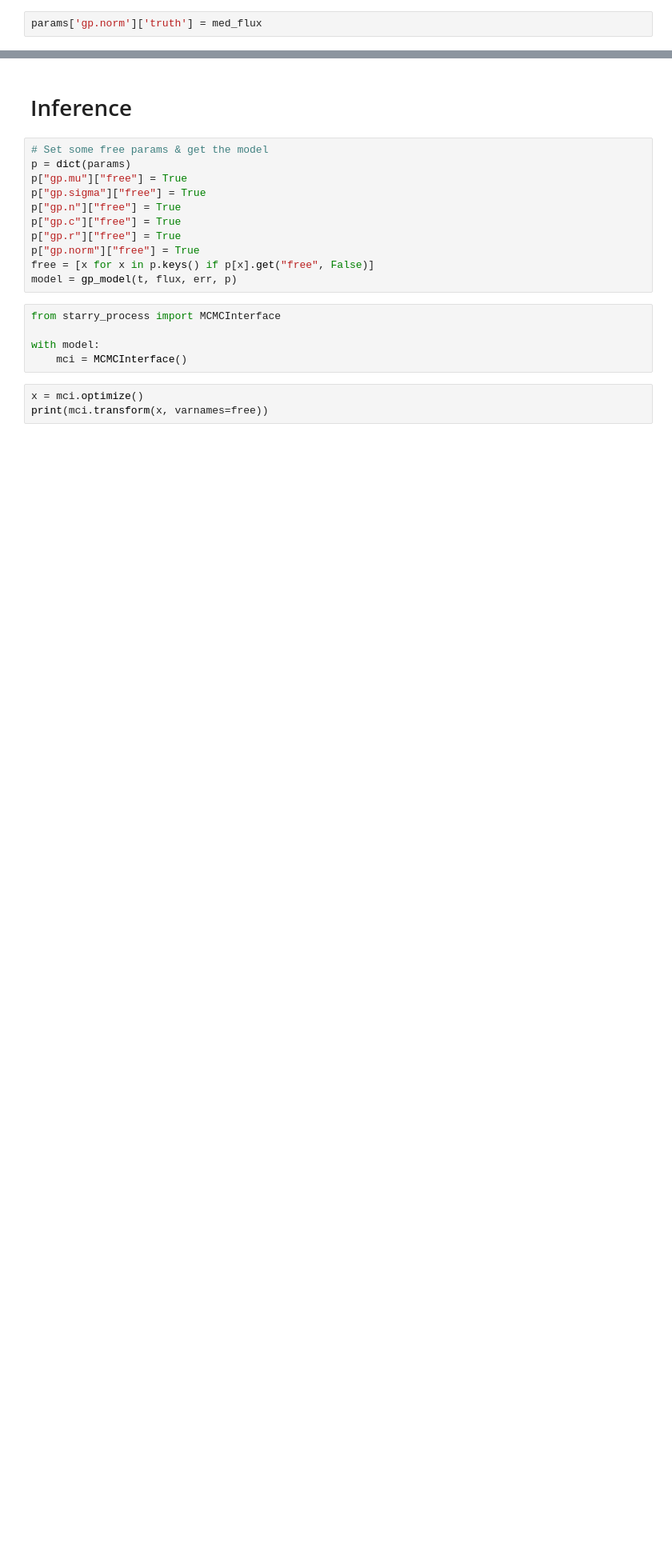
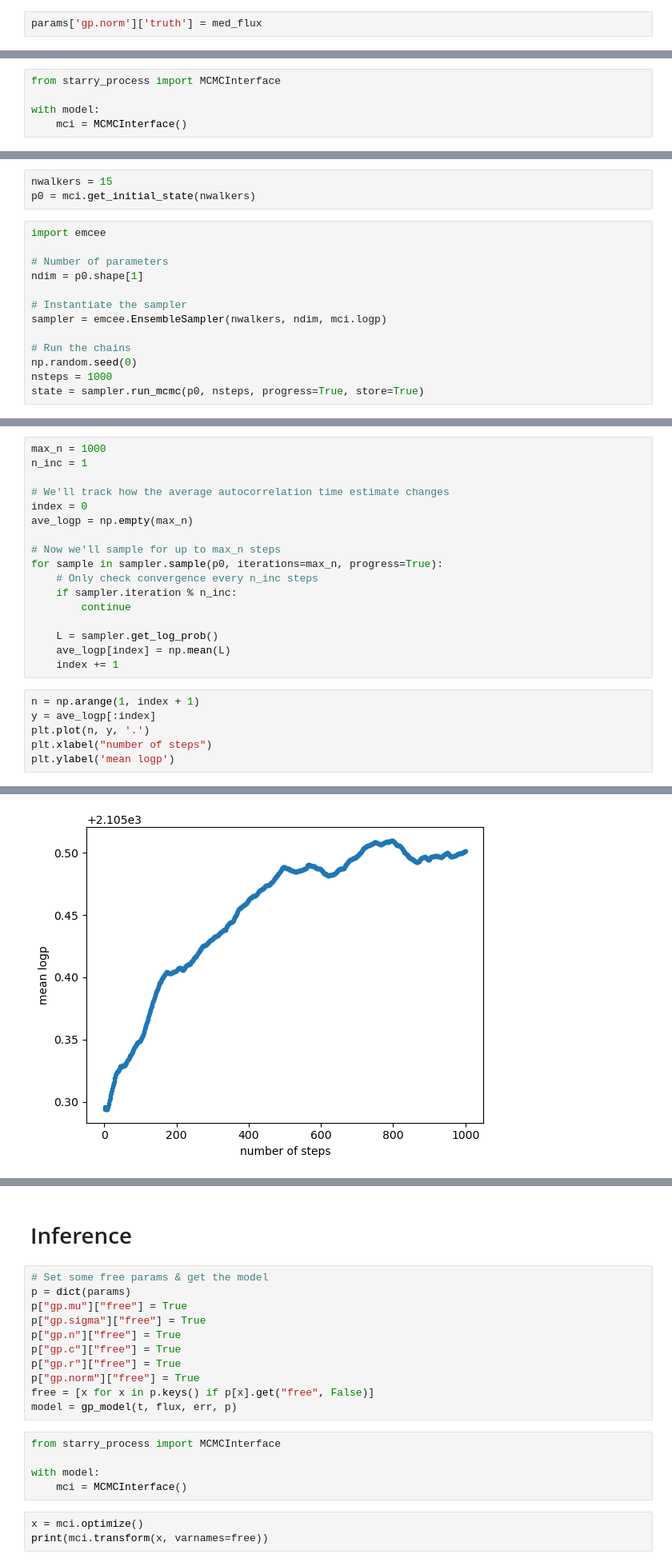
Before and after one commit to ssagynbayeva/starry-project, a Jupyter notebook: SyntheticData-fast-organized-sampling.ipynb, the cells around one changed output, grey strips where cells are left out. Shown at 80% size. Cells and saved outputs as stored; diff of their text form; blank space fills up the shorter version.

Commit message:
sampling till convergence

```diff
--- a/SyntheticData-fast-organized-sampling.ipynb
+++ b/SyntheticData-fast-organized-sampling.ipynb
@@ -372,0 +386,5 @@ params['gp.norm']['truth'] = med_flux
+# %%
+from starry_process import MCMCInterface
+
+with model:
+    mci = MCMCInterface()
@@ -372,0 +400,16 @@ params['gp.norm']['truth'] = med_flux
+# %%
+nwalkers = 15
+p0 = mci.get_initial_state(nwalkers)
+# %%
+import emcee
+
+# Number of parameters
+ndim = p0.shape[1]
+
+# Instantiate the sampler
+sampler = emcee.EnsembleSampler(nwalkers, ndim, mci.logp)
+
+# Run the chains
+np.random.seed(0)
+nsteps = 1000
+state = sampler.run_mcmc(p0, nsteps, progress=True, store=True)
@@ -372,0 +445,24 @@ params['gp.norm']['truth'] = med_flux
+# %%
+max_n = 1000
+n_inc = 1
+
+# We'll track how the average autocorrelation time estimate changes
+index = 0
+ave_logp = np.empty(max_n)
+
+# Now we'll sample for up to max_n steps
+for sample in sampler.sample(p0, iterations=max_n, progress=True):
+    # Only check convergence every n_inc steps
+    if sampler.iteration % n_inc:
+        continue
+
+    L = sampler.get_log_prob()
+    ave_logp[index] = np.mean(L)
+    index += 1
+# %%
+n = np.arange(1, index + 1)
+y = ave_logp[:index]
+plt.plot(n, y, '.')
+plt.xlabel("number of steps")
+plt.ylabel('mean logp')
+# %% [output]
@@ -372,0 +470 @@ params['gp.norm']['truth'] = med_flux
+[figure, added]
```
Also changed, not shown: parts of 8 cells of this notebook.
